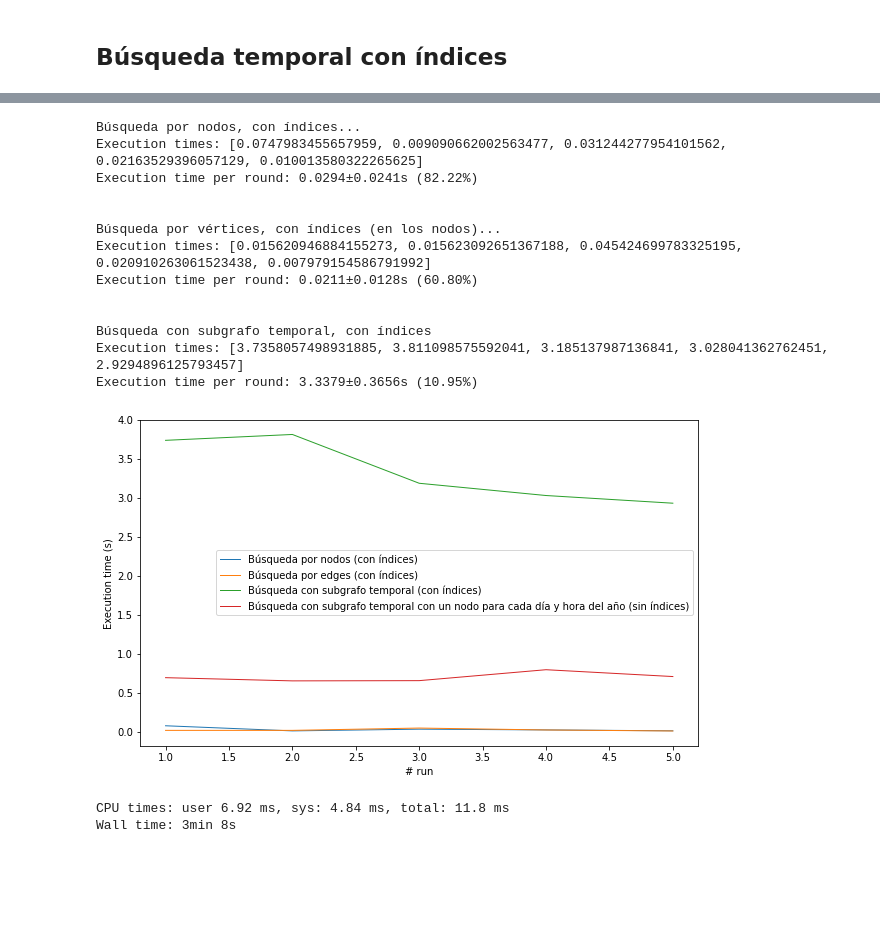
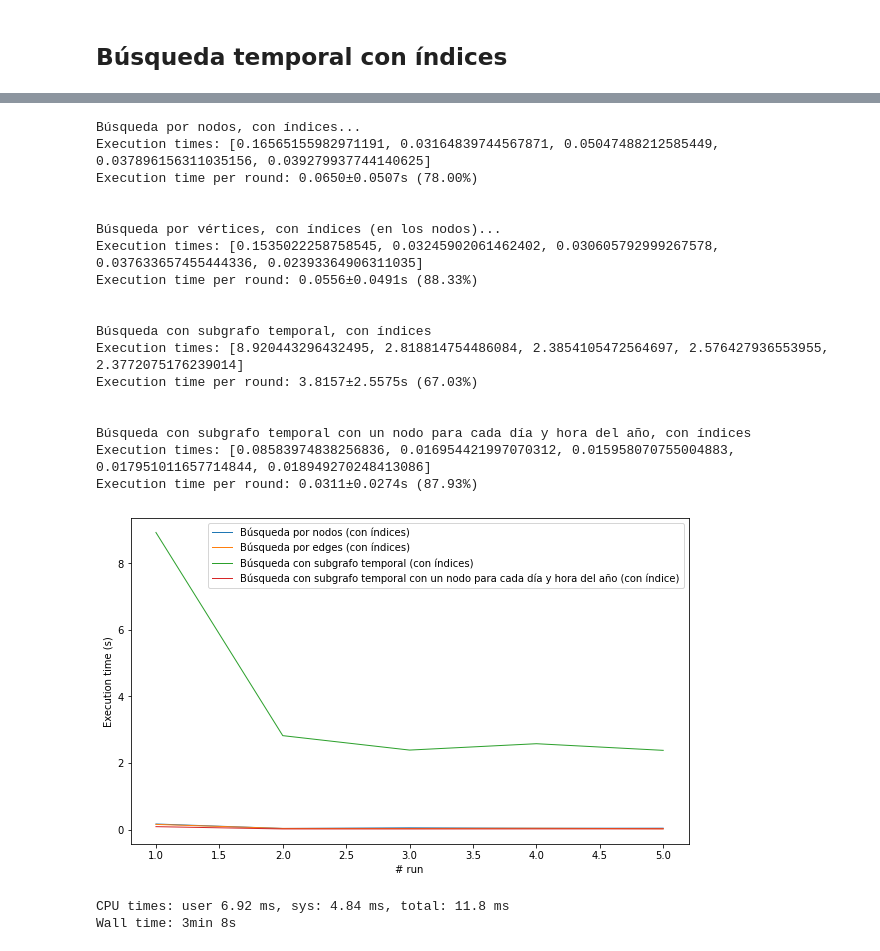
Before and after one commit to DonBraulio/WeatherGraphDB, a Jupyter notebook: BDNR2022_Proyecto_Final.ipynb, the cells around one changed output, grey strips where cells are left out. Saved outputs shown, nothing was run; the diff lists cells and outputs as text; code cells hidden in the pictures; blank space fills up the shorter version.

Commit message:
Consulta 4 con índice y script de creación EDGES con distancia

```diff
--- a/BDNR2022_Proyecto_Final.ipynb
+++ b/BDNR2022_Proyecto_Final.ipynb
@@ -359,6 +369,8 @@ query_date_time_subgraph = """MATCH (m:Measurement)<--(:Year{name:2019}),
                                  (m)<--(:Hour{name:2})
                            RETURN m"""
 
+query_date_time_subgraph_date_time = """MATCH (m:Measurement)<--(:DateTime{year:2019, month:1, day:1, hour: 2}) RETURN m"""
+
 print("Búsqueda por nodos, con índices...")
 res_1, times_1 = evaluate_query(query_date_time_nodes, n=5)
 
@@ -370,25 +382,33 @@ res_2, times_2 = evaluate_query(query_date_time_edges, n=5)
 print("\n\nBúsqueda con subgrafo temporal, con índices")
 res_3, times_3 = evaluate_query(query_date_time_subgraph, n=5)
 
+print("\n\nBúsqueda con subgrafo temporal con un nodo para cada día y hora del año, con índices")
+res_4, times_4 = evaluate_query(query_date_time_subgraph_date_time, n=5)
+
 assert len(res_2) == len(res_3)
 # %% [output]
 Búsqueda por nodos, con índices...
-Execution times: [0.0747983455657959, 0.009090662002563477, 0.031244277954101562, 0.02163529396057129, 0.010013580322265625]
-Execution time per round: 0.0294±0.0241s (82.22%)
+Execution times: [0.16565155982971191, 0.03164839744567871, 0.05047488212585449, 0.037896156311035156, 0.039279937744140625]
+Execution time per round: 0.0650±0.0507s (78.00%)
 
 
 Búsqueda por vértices, con índices (en los nodos)...
-Execution times: [0.015620946884155273, 0.015623092651367188, 0.045424699783325195, 0.020910263061523438, 0.007979154586791992]
-Execution time per round: 0.0211±0.0128s (60.80%)
+Execution times: [0.1535022258758545, 0.03245902061462402, 0.030605792999267578, 0.037633657455444336, 0.02393364906311035]
+Execution time per round: 0.0556±0.0491s (88.33%)
 
 
 Búsqueda con subgrafo temporal, con índices
-Execution times: [3.7358057498931885, 3.811098575592041, 3.185137987136841, 3.028041362762451, 2.9294896125793457]
-Execution time per round: 3.3379±0.3656s (10.95%)
+Execution times: [8.920443296432495, 2.818814754486084, 2.3854105472564697, 2.576427936553955, 2.3772075176239014]
+Execution time per round: 3.8157±2.5575s (67.03%)
+
+
+Búsqueda con subgrafo temporal con un nodo para cada día y hora del año, con índices
+Execution times: [0.08583974838256836, 0.016954421997070312, 0.015958070755004883, 0.017951011657714844, 0.018949270248413086]
+Execution time per round: 0.0311±0.0274s (87.93%)
 # %%
-plot_exec_times([times_1, times_2, times_3, times_4], ["Búsqueda por nodos (con índices)", "Búsqueda por edges (con índices)", "Búsqueda con subgrafo temporal (con índices)","Búsqueda con subgrafo temporal con un nodo para cada día y hora del año (sin índices)"])
+plot_exec_times([times_1, times_2, times_3, times_4], ["Búsqueda por nodos (con índices)", "Búsqueda por edges (con índices)", "Búsqueda con subgrafo temporal (con índices)","Búsqueda con subgrafo temporal con un nodo para cada día y hora del año (con índice)"])
 # %% [output]
-[figure, old version]
+[figure, new version]
 # %%
 %%time
 # Vuelvo a correr esto a ver si se vuelven a crear los índices automáticos index_...
```
Also changed, not shown: parts of 2 cells of this notebook.
